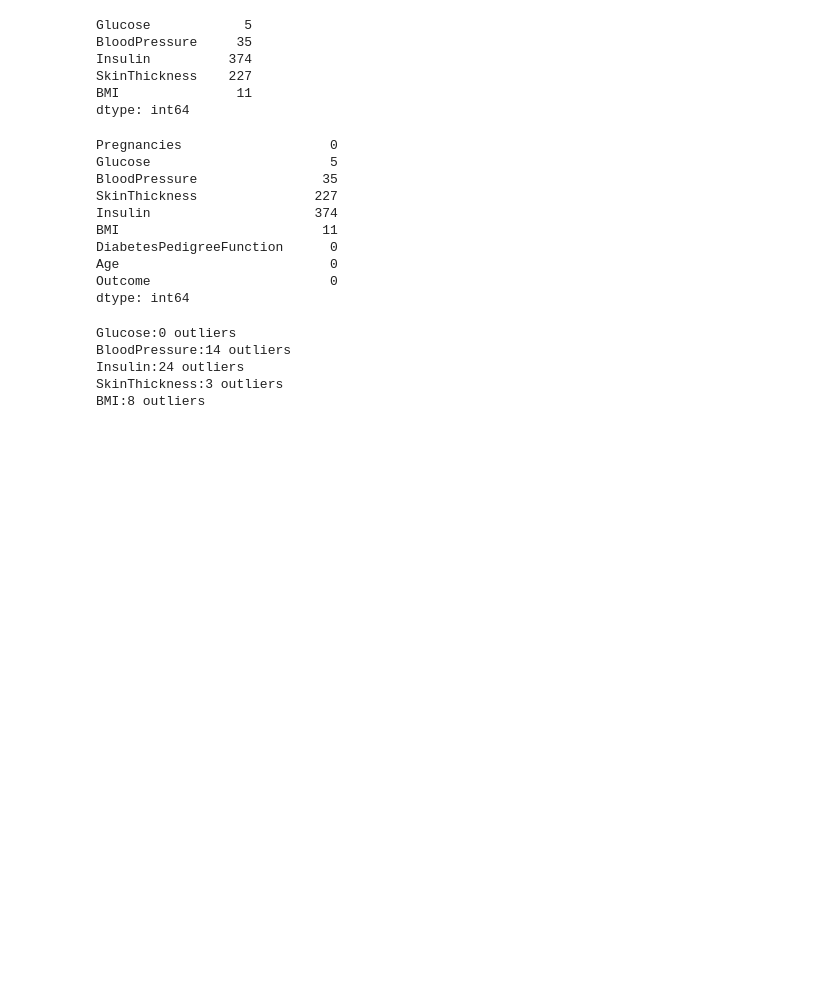
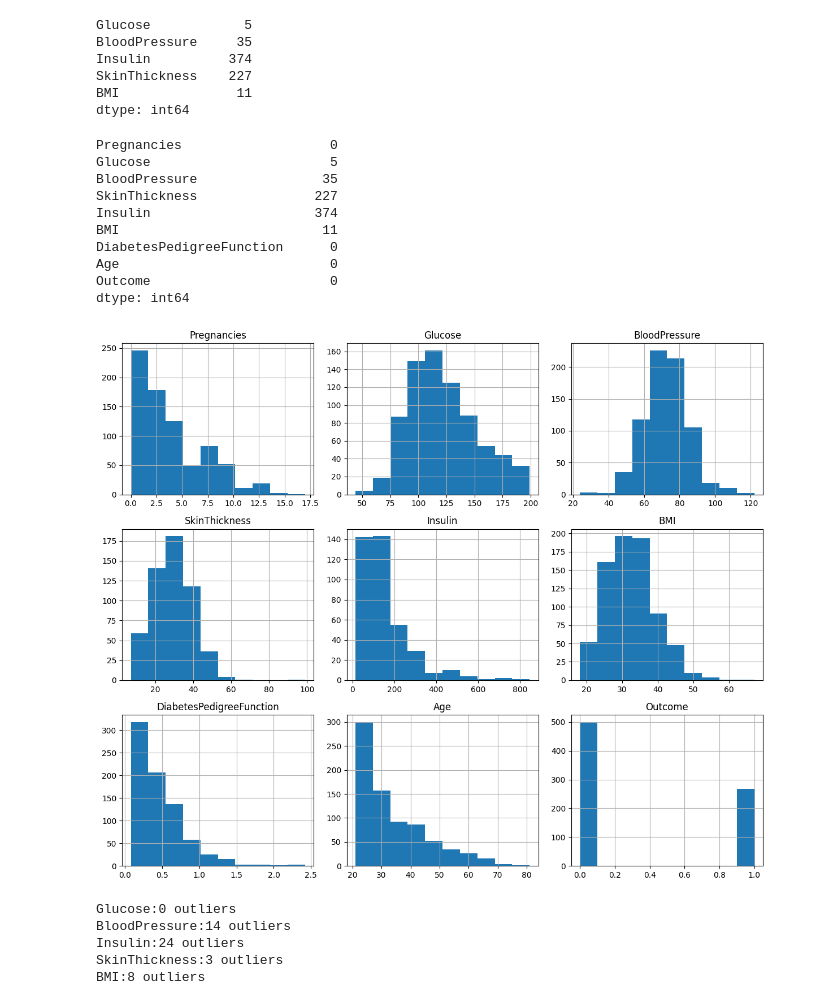
Before and after one commit to madhumirra01/diabetes-prediction-logistic-regression, a Jupyter notebook: diabetes-prediction.ipynb, the cells around one changed output. Cells and saved outputs as stored; diff of their text form; code cells hidden in the pictures; blank space fills up the shorter version.

```diff
--- a/diabetes-prediction.ipynb
+++ b/diabetes-prediction.ipynb
@@ -96,4 +96,10 @@ DiabetesPedigreeFunction      0
 Age                           0
 Outcome                       0
 dtype: int64
+# %%
+df.hist(figsize=(12,10))
+plt.tight_layout()
+plt.show()
+# %% [output]
+[figure, added]
 # %%
```
Also changed, not shown: parts of 2 cells of this notebook.
